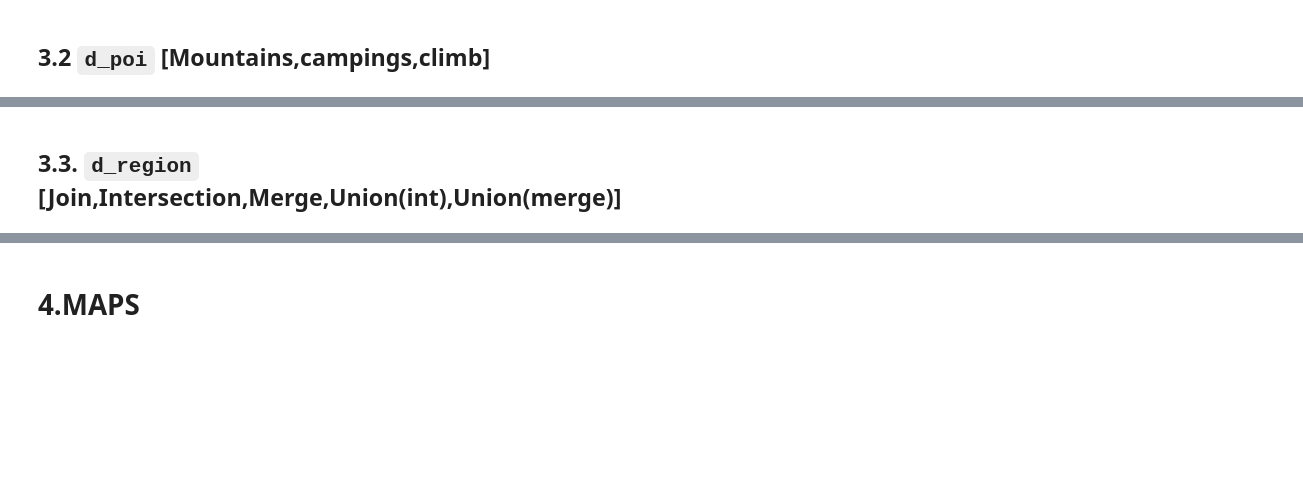
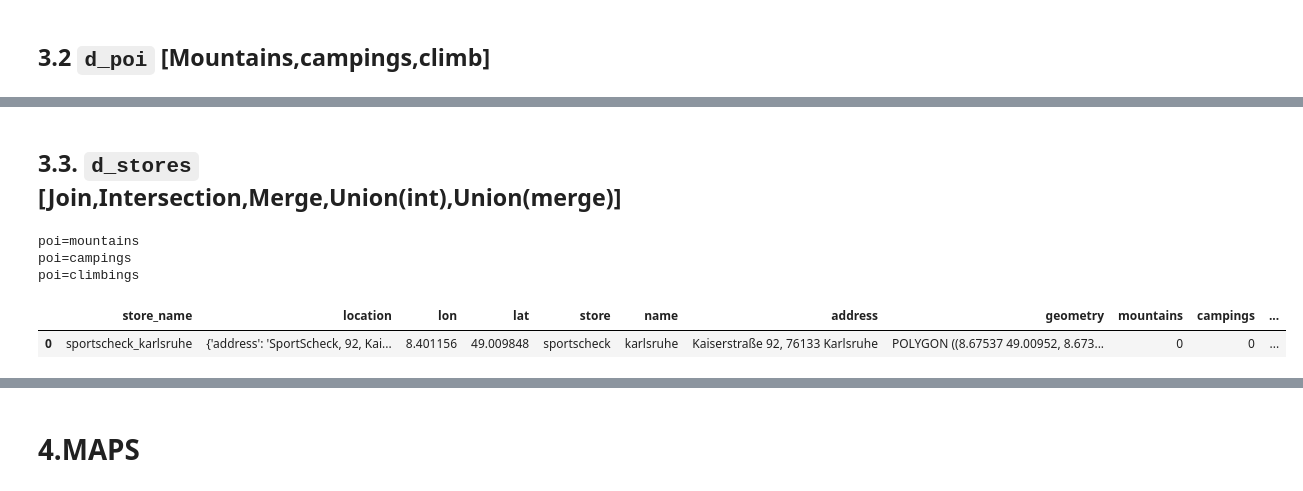
Before and after one commit to JErenci/ditto_v2, a Jupyter notebook: JupNB/gen_map_adm/extract_map_functions_extended.ipynb, the cells around one changed output, grey strips where cells are left out. Saved outputs shown, nothing was run; the diff lists cells and outputs as text; code cells hidden in the pictures; blank space fills up the shorter version.

```diff
--- a/JupNB/gen_map_adm/extract_map_functions_extended.ipynb
+++ b/JupNB/gen_map_adm/extract_map_functions_extended.ipynb
@@ -283,12 +328,6 @@ STORES/TOTAL = 508
 # # pdf_res['ele'] = pdf_res.tags.apply(lambda x: {} if 'ele' in list(x.keys()) else x.ele)
 # # pdf_res['name'] = pdf_res.tags.apply(lambda x: x['name'] if 'name' in list(x.keys()) else {})
 # pdf_res
-# %%
-# fetch all ways and nodes
-result = api.query("""
-    node(47.53236,7.511872,49.791478,10.495749)[natural=peak];
-    out meta;
-    """)
 # %%
 ## SIMPLIFY DATA GEOMETRIES (TO MAKE PROCESSIN GASTER)
 # if is_simplified:
@@ -461,7 +500,7 @@ gdf_cm = gpd.GeoDataFrame(gdf_cm,geometry='geometry', crs=6933).to_crs(4326).res
 gdf_cm
 
 
-lon_min, lat_min, lon_max, lat_max = gdf_cm.geometry.values[0].bounds
+lon_min, lat_min, lon_max, lat_max = gdf_cm.union_all().bounds
 print(f'lon_min={lon_min}, lat_min={lat_min}, lon_max={lon_max}, lat_max={lat_max}')
 # lat_min, lon_min, lat_max, lon_max = 47.53236,7.511872,49.791478,10.495749
 # %% [output]
@@ -687,5 +792,5 @@ Number of CLIMBING= 78
 # %% [markdown]
-## 3.3. `d_region` [Join,Intersection,Merge,Union(int),Union(merge)]
+## 3.3. `d_stores` [Join,Intersection,Merge,Union(int),Union(merge)]
 # %%
 ### VARIABLES FOR LOOP BELOW ###
 col_perc_dbms = 'PERC_dbms_int'
@@ -700,4 +805,26 @@ d_columns = {
 }
 # print(f'[{len(l_bundeslaender)}] # Towns: {gdf_census.shape[0]}/ #Stores={gdf_stores.shape[0]} / #Circles={gdf_circles.shape[0]}')
 # gdf_circles_region.store_name.to_list()
+# %%
+### Add PoI info to gdf_circles ###
+gdf_circles = gdf_stores[['store_name','location']].merge(gdf_circles,on='store_name')
+# Converting the PDF in GDF
+gdf_circles = gpd.GeoDataFrame(gdf_circles, geometry='geometry', crs="EPSG:4326")
+
+if maps_stores_is_pois and bool(d_poi['d_gdf']):
+    l_cols_poi = list(d_poi['d_gdf'].keys())
+    for poi,gdf_poi in d_poi['d_gdf'].items():
+        if is_logging:
+            print(f'poi={poi}')
+        gdf_circles[poi] = gdf_circles.apply(lambda row :
+                                             gpd.sjoin(
+                                                 gpd.GeoDataFrame({'geometry': [row['geometry']]}, geometry='geometry', crs="EPSG:4326"),
+                                                 gdf_poi[['geometry']], how="inner", predicate="intersects").shape[0], axis=1)
+gdf_circles.head(1)
+# %% [output]
+poi=mountains
+poi=campings
+poi=climbings
+|  | store_name | location | lon | lat | store | name | address | geometry | mountains | campings | ... |
+| 0 | sportscheck_karlsruhe | {'address': 'SportScheck, 92, Kai... | 8.401156 | 49.009848 | sportscheck | karlsruhe | Kaiserstraße 92, 76133 Karlsruhe | POLYGON ((8.67537 49.00952, 8.673... | 0 | 0 | ... |
 # %%
```
Also changed, not shown: parts of 32 cells of this notebook, 1 other file.
